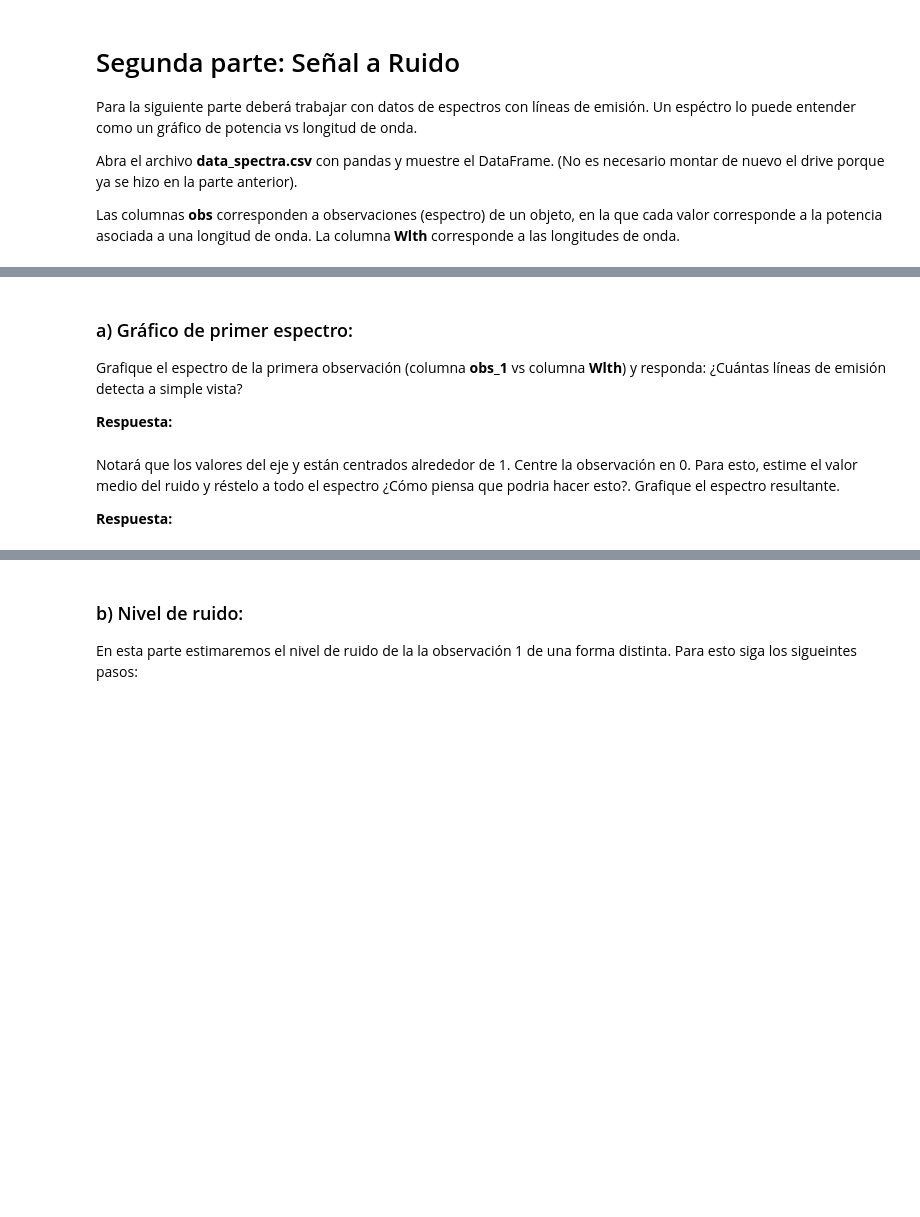
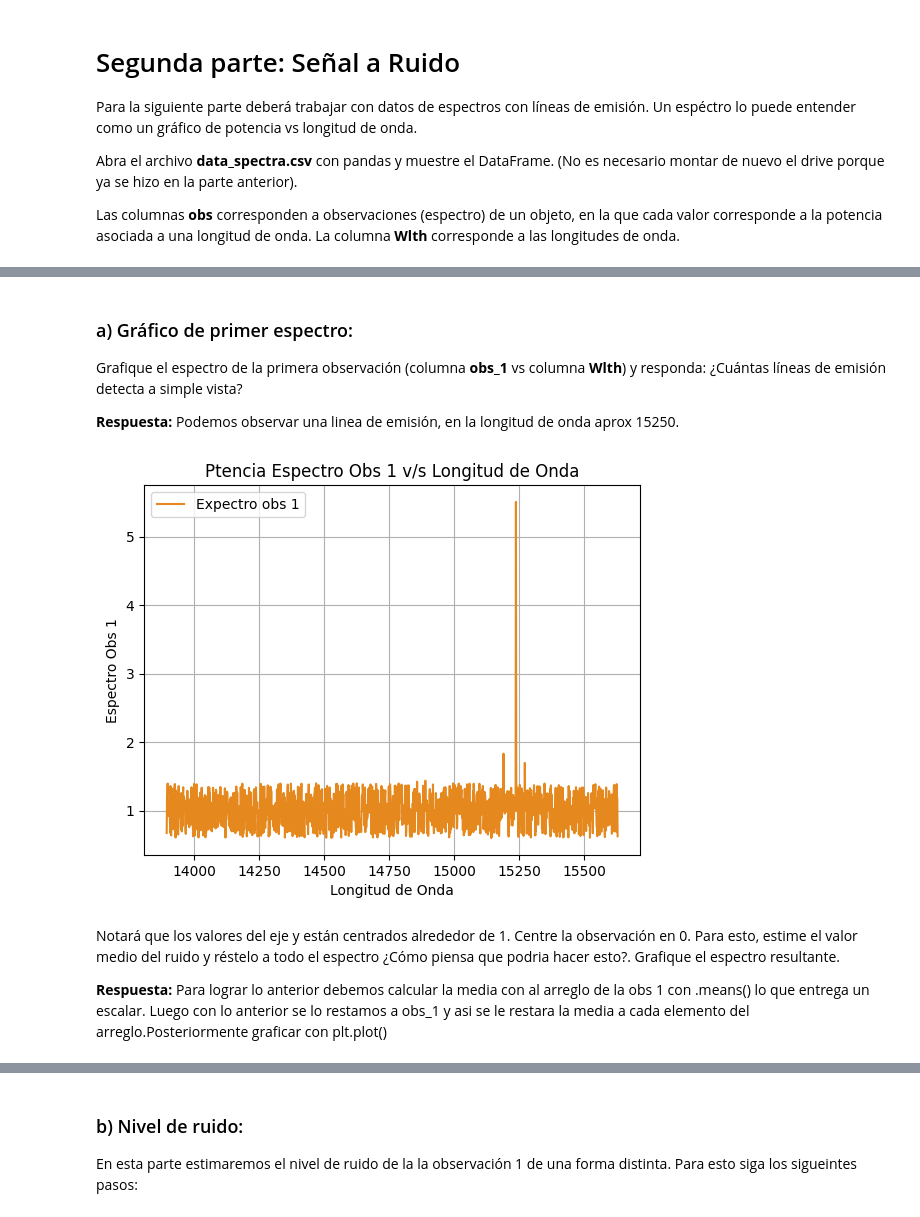
Before and after one commit to JoseAguirre-10/Tarea-2, a Jupyter notebook: Tarea2.ipynb, the cells around one changed output, grey strips where cells are left out. Cells and saved outputs as stored; diff of their text form; code cells hidden in the pictures; blank space fills up the shorter version.

```diff
--- a/Tarea2.ipynb
+++ b/Tarea2.ipynb
@@ -214,4 +215,6 @@ Abra el archivo **data_spectra.csv** con pandas y muestre el DataFrame. (No es n
 Las columnas **obs** corresponden a observaciones (espectro) de un objeto, en la que cada valor corresponde a la potencia asociada a una longitud de onda. La columna **Wlth** corresponde a las longitudes de onda.
 # %%
 # Lea y muestre el DataFrame aquí
-data =
+path= '/content/drive/MyDrive/Modulo Tarea 2/data_spectra.csv'
+data = pd.read_csv(path)
+data.head(10)
@@ -219,4 +235,4 @@ data =
 ### a) Gráfico de primer espectro:
 Grafique el espectro de la primera observación (columna **obs_1** vs columna **Wlth**) y responda: ¿Cuántas líneas de emisión detecta a simple vista?
 
-**Respuesta:**
+**Respuesta:** Podemos observar una linea de emisión, en la longitud de onda aprox 15250.
@@ -225,4 +239,17 @@ Grafique el espectro de la primera observación (columna **obs_1** vs columna **
+# %%
+# Grafique aquí
+obs_1 = data['obs_1']
+wlth = data['Wlth']
+plt.plot(wlth,obs_1, color = '#e5881e', label = 'Expectro obs 1')
+plt.title('Ptencia Espectro Obs 1 v/s Longitud de Onda')
+plt.xlabel('Longitud de Onda')
+plt.ylabel('Espectro Obs 1')
+plt.legend()
+plt.grid()
+plt.show()
+# %% [output]
+[figure, added]
 # %% [markdown]
 Notará que los valores del eje y están centrados alrededor de 1. Centre la observación en 0. Para esto, estime el valor medio del ruido y réstelo a todo el espectro ¿Cómo piensa que podria hacer esto?. Grafique el espectro resultante.
 
-**Respuesta:**
+**Respuesta:** Para lograr lo anterior debemos calcular la media con al arreglo de la obs 1 con .means() lo que entrega un escalar. Luego con lo anterior se lo restamos a obs_1 y asi se le restara la media a cada elemento del arreglo.Posteriormente graficar con plt.plot()
```
Also changed, not shown: parts of 6 cells of this notebook.
